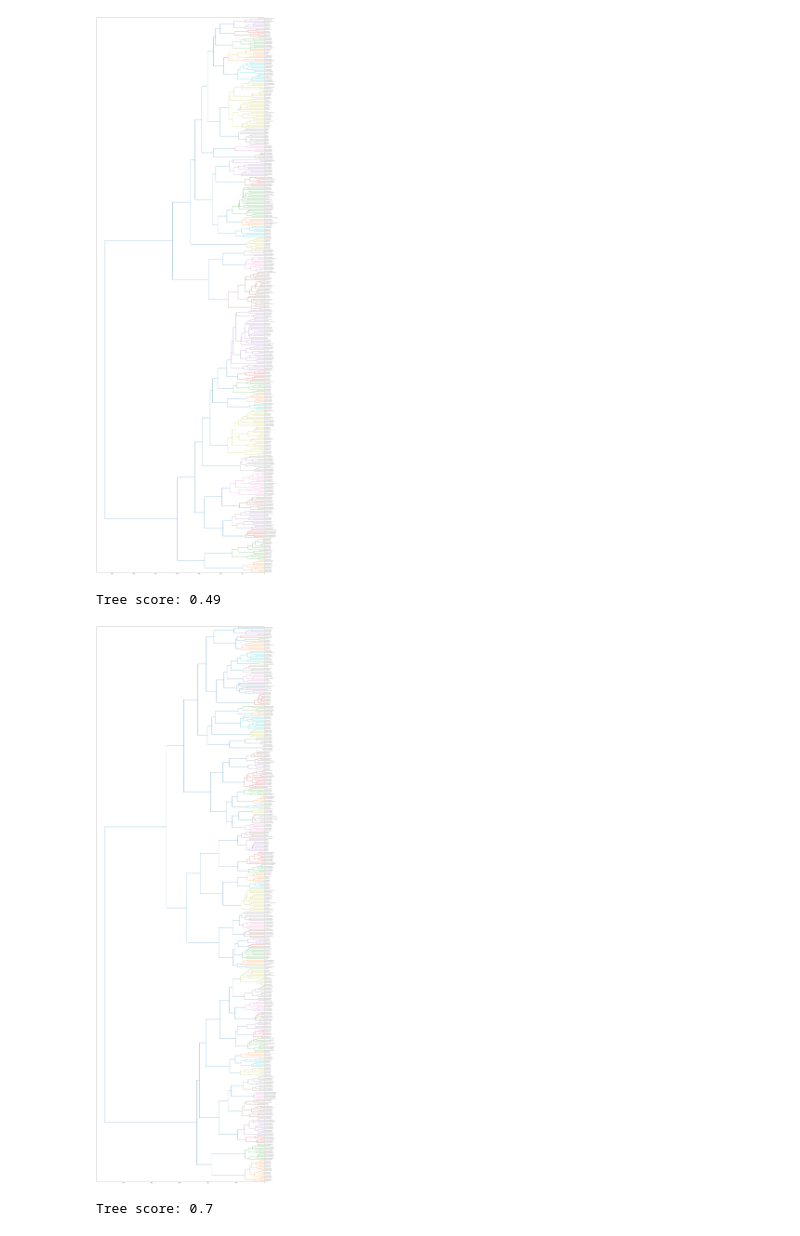
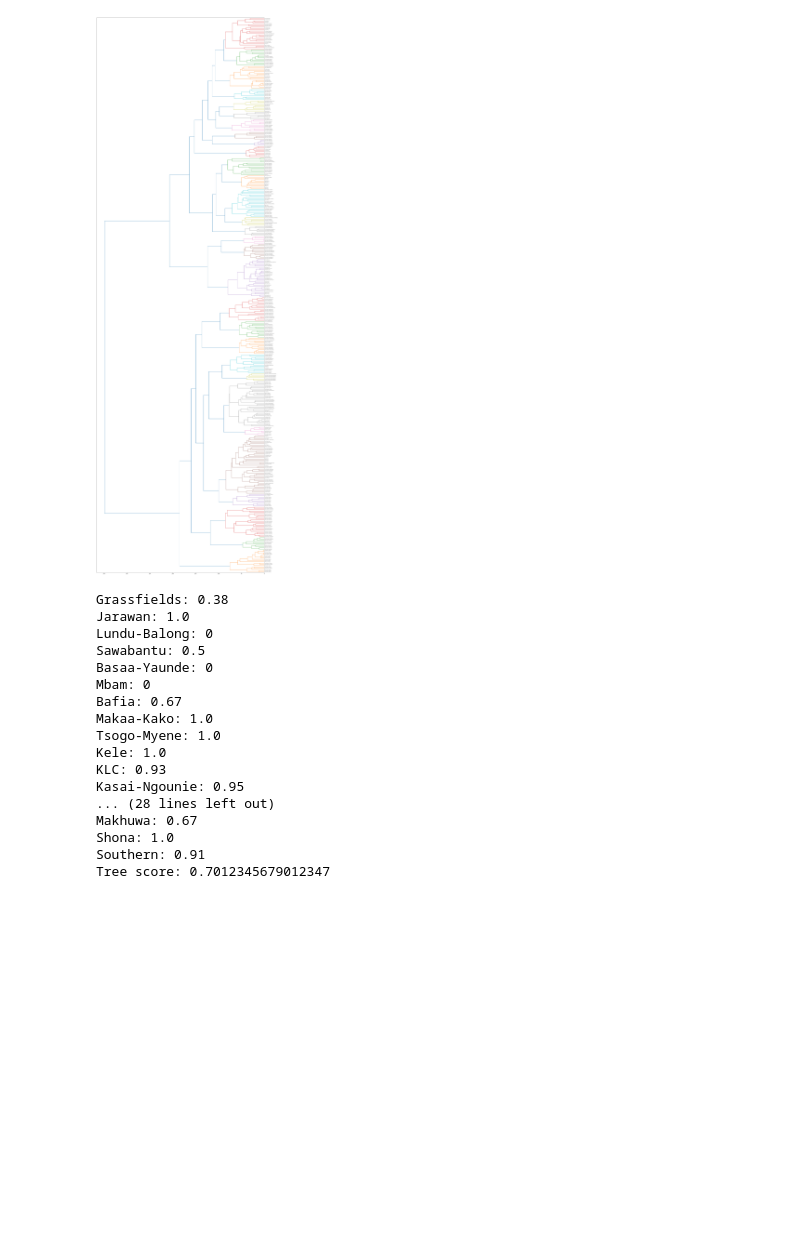
Before and after one commit to KaiSchenck/LING281Project, a Jupyter notebook: LING281-Bantu-Phylogeny.ipynb, the cells around one changed output. Drawn from its saved outputs; the diff is of its cells as text; code cells hidden in the pictures; blank space fills up the shorter version.

```diff
--- a/LING281-Bantu-Phylogeny.ipynb
+++ b/LING281-Bantu-Phylogeny.ipynb
@@ -22,4 +22,4 @@ for phoneme1 in all_phonemes:
                 # basically gets the Manhattan distance between two feature vectors
                 feature_matrix.loc[phoneme1, phoneme2] += 1
 
-feature_matrix
+learn_matrix = pd.read_csv('golden_newdist.csv', index_col=0)
@@ -223,4 +295,4 @@ class StringDistance:
 # %%
-phoneticdist = StringDistance(feature_matrix, 1., 1.)
+phoneticdist = StringDistance(learn_matrix, 1., 1.)
 # note: running the phonetic_matrix takes a few minutes
 phonetic_matrix = phoneticdist.full_distance_matrix(all_phonemes)
@@ -273,13 +327,14 @@ class Tree:
 
     def __init__(self, matrix, index, method=str):
         self.matrix = matrix
-        self.index = index.index
+        self.index = index
         self.method = method
 
     def __call__(self, draw=True, golden_clades=True, score=True):
         clust = linkage(np.nan_to_num(self.matrix), method=self.method)
 
-        ax = plt.subplots(figsize=(30, 100))[1]
+        if(draw):
+            fig, ax = plt.subplots(figsize=(30, 100))
 
         if(golden_clades):
             labels = ["{}, ({})".format(i, ' '.join([c for c in clades if i in clades[c]]))
@@ -287,14 +342,15 @@ class Tree:
         else:
              labels=[i for i in self.index]
 
-        dendrogram(clust, color_threshold=85., orientation='left', labels=labels)
+        if(draw):
+            dendrogram(clust, color_threshold=85., orientation='left', labels=labels)
+            plt.show()
+            fig.savefig("tree.png", format="png", dpi = 110)
 
-        if(draw):
-            plt.show()
+        tree = to_tree(clust)
 
-        if(score):
-            tree = to_tree(clust)
-            self.score_tree(tree)
+        _score = self.score_tree(tree)
+        return _score
 
     def search_for_clade(self, tree, name, clade):
         _max = []
@@ -314,7 +370,7 @@ class Tree:
 
         return None
 
-    def score_tree(self, tree, weigh=True, print_clades=False):
+    def score_tree(self, tree, weigh=True, print_clades=False) -> float:
         score = 0
         total = 0
         claded_langs = [i for l in clades.values() for i in l] # only includes languages that are placed within a clade
@@ -324,25 +380,37 @@ class Tree:
             spurious_langs = len([l for l in clades_in_node if l not in clades[clade] and l in claded_langs])
             clade_score = max(0, 1 - (min(1, spurious_langs / len(clades[clade])) + missing_langs / len(clades[clade])))
             if(weigh):
-                score += clade_score * len(clades[clade])
+                score += clade_score * (len(clades[clade]) / len(claded_langs))
             else:
                 score += clade_score
             if(print_clades):
                 print(clade + ": " + str(round(clade_score, 2)))
 
         if(weigh):
-            print("Tree score: " + str(round(score / len(claded_langs), 2)))
+            print("Tree score: " + str(score))
+            return score
         else:
             print("Tree score: " + str(round(score / len(clades.values()), 2)))
+            return score / len(clades.values())
 # %%
-PhoneticTree = Tree(phonetic_matrix, phonetic, 'ward')
-PhoneticTree()
+PhoneticTree = Tree(phonetic_matrix, phonetic.index, 'ward')
+score = PhoneticTree(draw=True)
 # %% [output]
-[figure, old version]
+[figure, new version]
-Tree score: 0.49
+Grassfields: 0.38
+Jarawan: 1.0
+Lundu-Balong: 0
+Sawabantu: 0.5
+Basaa-Yaunde: 0
+Mbam: 0
+Bafia: 0.67
+Makaa-Kako: 1.0
+Tsogo-Myene: 1.0
+Kele: 1.0
+KLC: 0.93
+Kasai-Ngounie: 0.95
+... (28 lines left out)
+Makhuwa: 0.67
+Shona: 1.0
+Southern: 0.91
+Tree score: 0.7012345679012347
-# %%
-CognateTree = Tree(cognate_matrix, cognate, 'ward')
-CognateTree()
-# %% [output]
-[figure, removed]
-Tree score: 0.7
```
Also changed, not shown: parts of 8 cells of this notebook, 2 other files.
